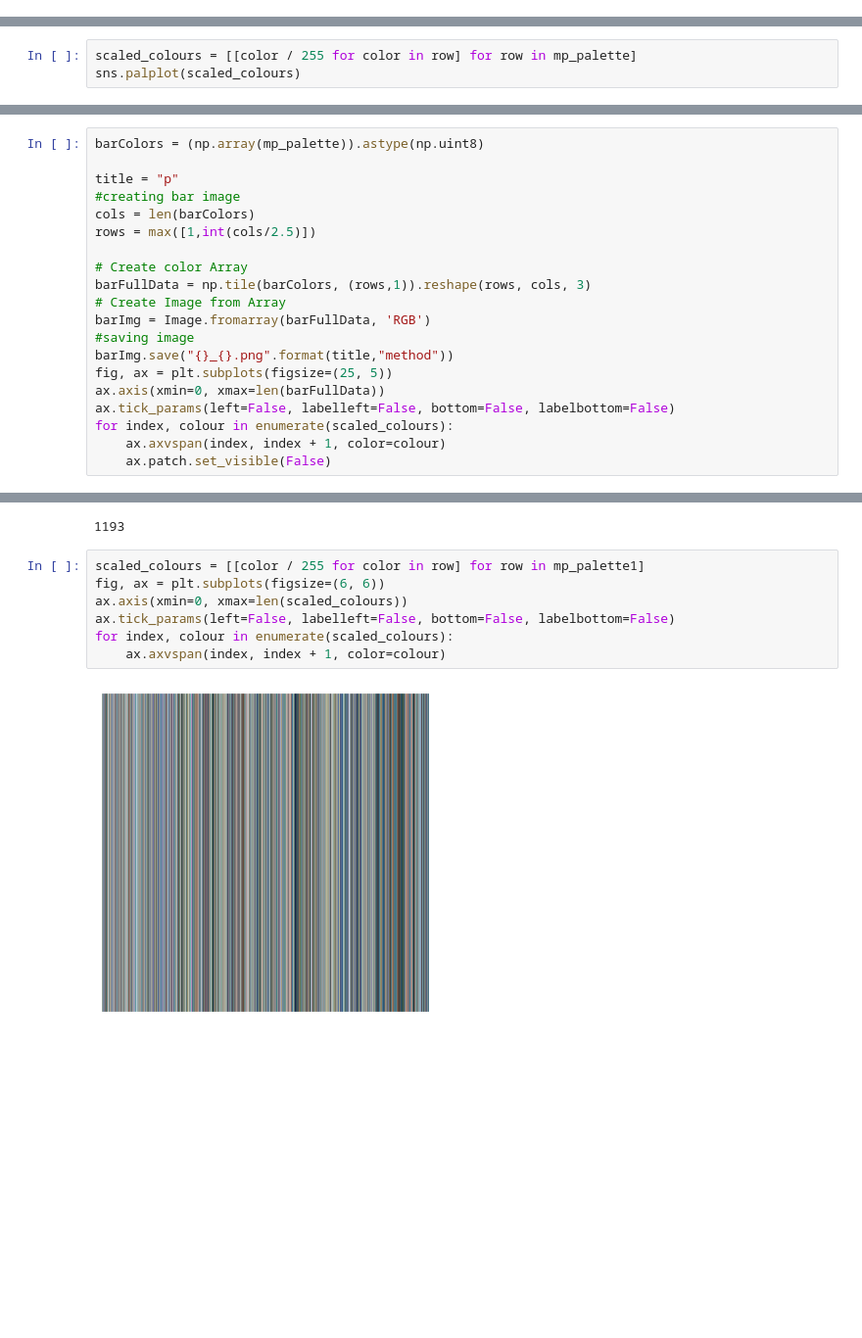
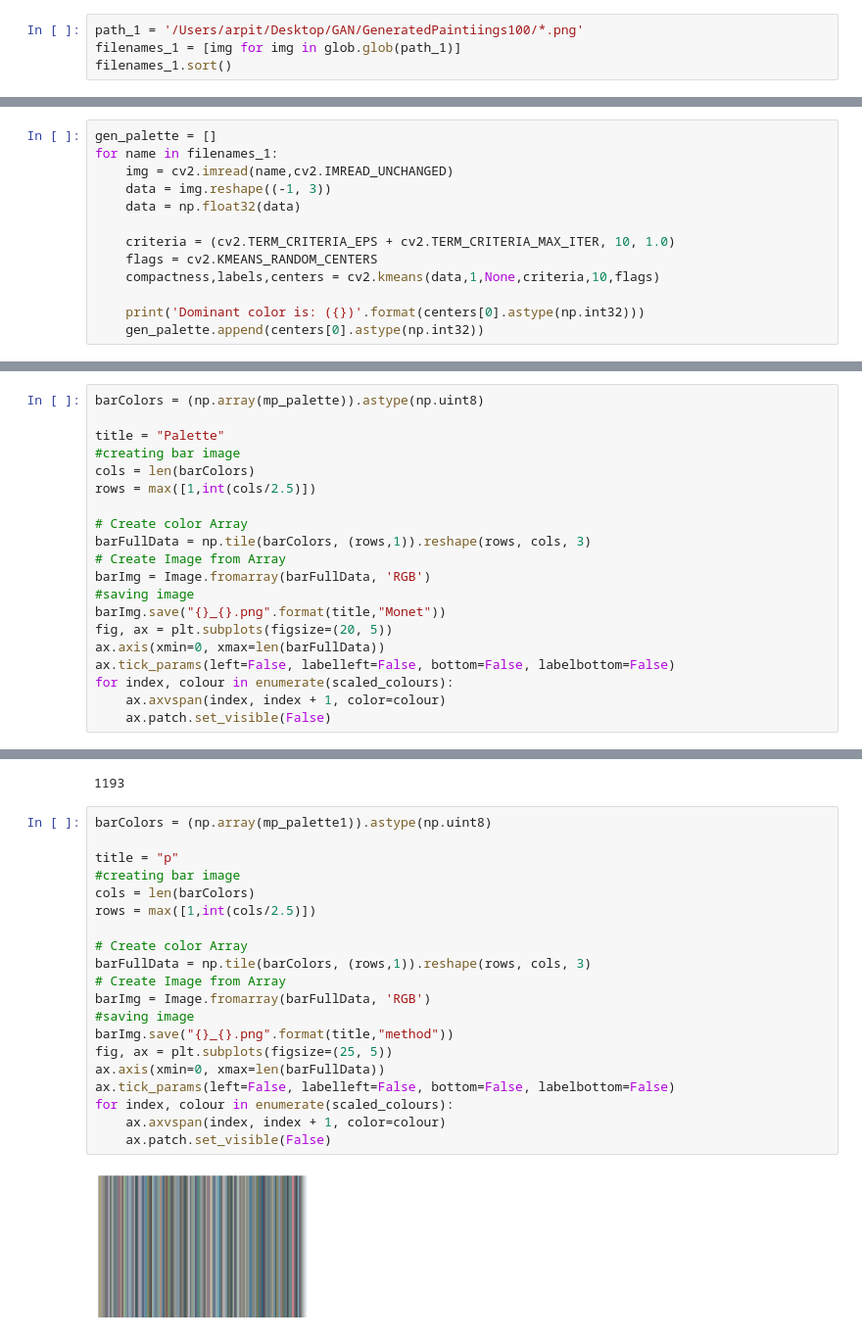
Before and after one commit to arpit2412/Generative-Adversarial-Network-, a Jupyter notebook: CycleGAN/KNN.ipynb, the cells around one changed output, grey strips where cells are left out. Shown at 98% size. Saved outputs shown, nothing was run; the diff lists cells and outputs as text; blank space fills up the shorter version.

```diff
--- a/CycleGAN/KNN.ipynb
+++ b/CycleGAN/KNN.ipynb
@@ -327,5 +326,9 @@ path = '/Users/arpit/Desktop/GAN/monet2photo/testA/*.jpg'
 filenames = [img for img in glob.glob(path)]
 filenames.sort()
+# %%
+path_1 = '/Users/arpit/Desktop/GAN/GeneratedPaintiings100/*.png'
+filenames_1 = [img for img in glob.glob(path_1)]
+filenames_1.sort()
 # %%
 mp_palette = []
 for name in filenames:
@@ -359,0 +363,13 @@ Dominant color is: bgr([221 224 228])
+# %%
+gen_palette = []
+for name in filenames_1:
+    img = cv2.imread(name,cv2.IMREAD_UNCHANGED)
+    data = img.reshape((-1, 3))
+    data = np.float32(data)
+
+    criteria = (cv2.TERM_CRITERIA_EPS + cv2.TERM_CRITERIA_MAX_ITER, 10, 1.0)
+    flags = cv2.KMEANS_RANDOM_CENTERS
+    compactness,labels,centers = cv2.kmeans(data,1,None,criteria,10,flags)
+
+    print('Dominant color is: ({})'.format(centers[0].astype(np.int32)))
+    gen_palette.append(centers[0].astype(np.int32))
@@ -390,3 +423,0 @@ mp_palette
-# %%
-scaled_colours = [[color / 255 for color in row] for row in mp_palette]
-sns.palplot(scaled_colours)
@@ -399,7 +498,7 @@ len(scaled_colours)
 # %%
 barColors = (np.array(mp_palette)).astype(np.uint8)
 
-title = "p"
+title = "Palette"
 #creating bar image
 cols = len(barColors)
 rows = max([1,int(cols/2.5)])
@@ -409,8 +508,8 @@ barFullData = np.tile(barColors, (rows,1)).reshape(rows, cols, 3)
 # Create Image from Array
 barImg = Image.fromarray(barFullData, 'RGB')
 #saving image
-barImg.save("{}_{}.png".format(title,"method"))
-fig, ax = plt.subplots(figsize=(25, 5))
+barImg.save("{}_{}.png".format(title,"Monet"))
+fig, ax = plt.subplots(figsize=(20, 5))
 ax.axis(xmin=0, xmax=len(barFullData))
 ax.tick_params(left=False, labelleft=False, bottom=False, labelbottom=False)
 for index, colour in enumerate(scaled_colours):
@@ -458,11 +579,24 @@ len(np.unique(mp_palette1, axis = 0))
 # %% [output]
 1193
 # %%
-scaled_colours = [[color / 255 for color in row] for row in mp_palette1]
-fig, ax = plt.subplots(figsize=(6, 6))
-ax.axis(xmin=0, xmax=len(scaled_colours))
+barColors = (np.array(mp_palette1)).astype(np.uint8)
+
+title = "p"
+#creating bar image
+cols = len(barColors)
+rows = max([1,int(cols/2.5)])
+
+# Create color Array
+barFullData = np.tile(barColors, (rows,1)).reshape(rows, cols, 3)
+# Create Image from Array
+barImg = Image.fromarray(barFullData, 'RGB')
+#saving image
+barImg.save("{}_{}.png".format(title,"method"))
+fig, ax = plt.subplots(figsize=(25, 5))
+ax.axis(xmin=0, xmax=len(barFullData))
 ax.tick_params(left=False, labelleft=False, bottom=False, labelbottom=False)
 for index, colour in enumerate(scaled_colours):
     ax.axvspan(index, index + 1, color=colour)
+    ax.patch.set_visible(False)
 # %% [output]
-[figure, old version]
+[figure, new version]
```
Also changed, not shown: parts of 29 cells of this notebook, 1 other file.
